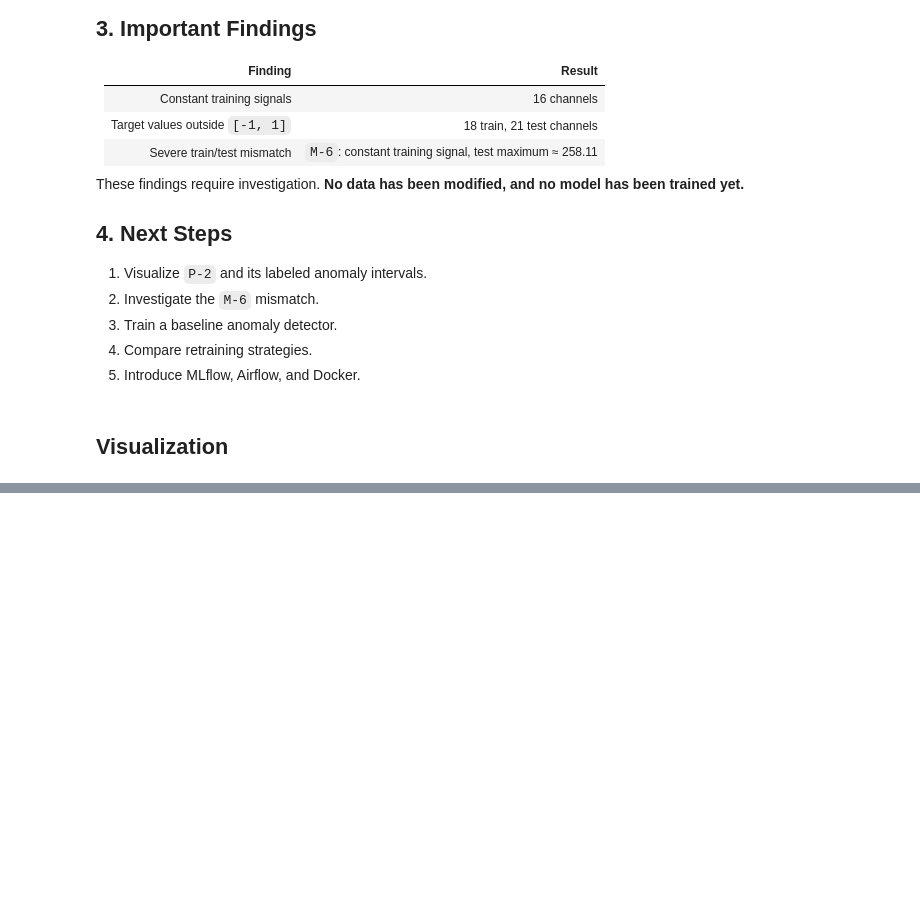
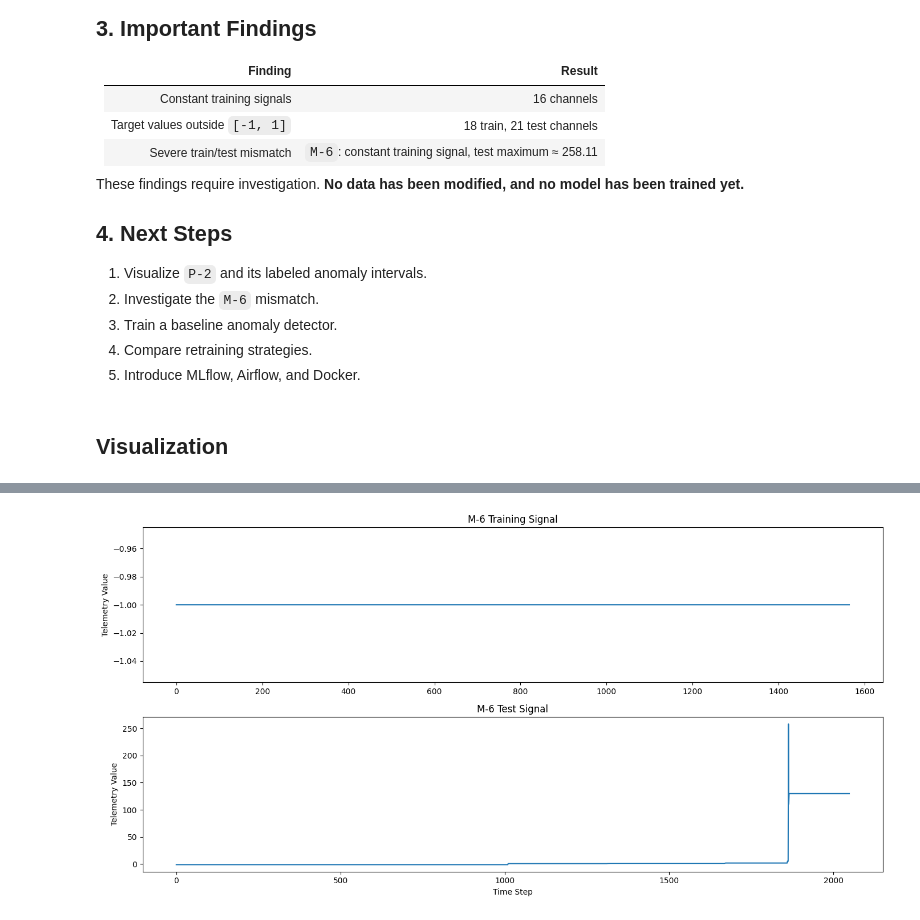
Before and after one commit to mhmd-81/Starling, a Jupyter notebook: lab.ipynb, the cells around one changed output, grey strips where cells are left out. Drawn from its saved outputs; the diff is of its cells as text; code cells hidden in the pictures; blank space fills up the shorter version.

```diff
--- a/lab.ipynb
+++ b/lab.ipynb
@@ -141,0 +168,23 @@ Anomaly intervals:
+# %%
+train = np.load("data/train/M-6.npy")[:, 0]
+test = np.load("data/test/M-6.npy")[:, 0]
+
+fig, axes = plt.subplots(2, 1, figsize=(14, 7))
+
+axes[0].plot(train)
+axes[0].set_title("M-6 Training Signal")
+axes[0].set_ylabel("Telemetry Value")
+
+axes[1].plot(test)
+axes[1].set_title("M-6 Test Signal")
+axes[1].set_xlabel("Time Step")
+axes[1].set_ylabel("Telemetry Value")
+
+plt.tight_layout()
+plt.show()
+
+"""
+M-6 plot shows that there are differences between train and test signals which is related to data issue or preprocessing
+"""
+# %% [output]
+[figure, added]
```
Also changed, not shown: parts of 1 cell of this notebook.
